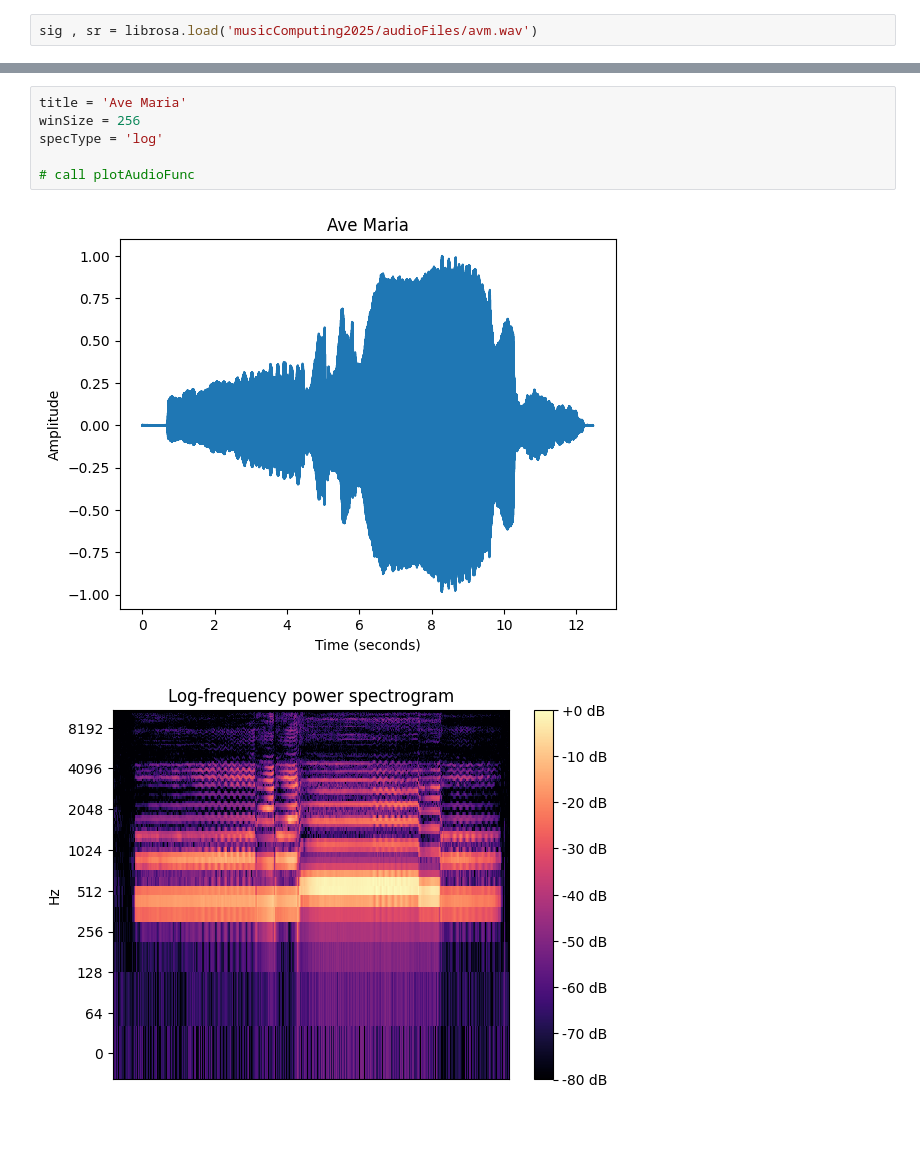
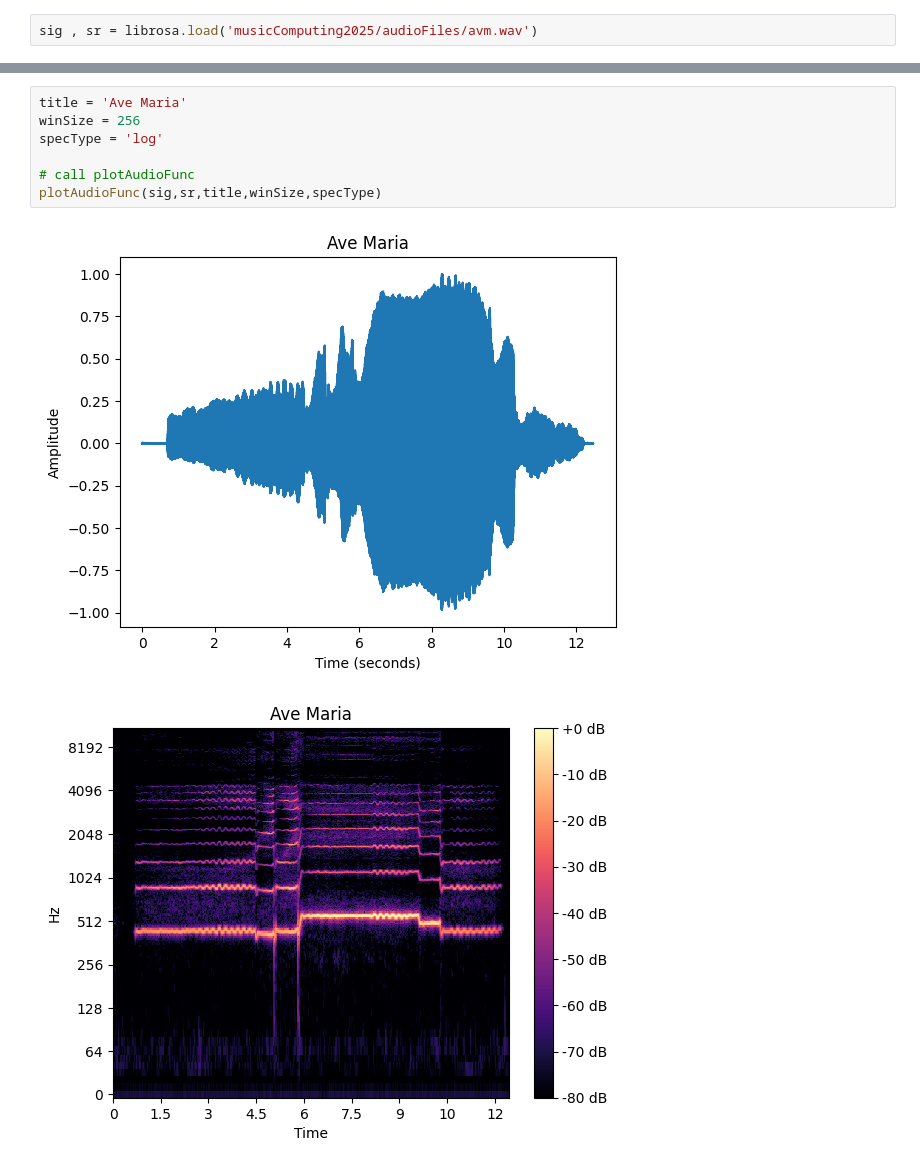
Before and after one commit to ClaudeS549/Music-Computing, a Jupyter notebook: assignments/labAssignment3.ipynb, the cells around one changed output, grey strips where cells are left out. Saved outputs shown, nothing was run; the diff lists cells and outputs as text; blank space fills up the shorter version.

```diff
--- a/assignments/labAssignment3.ipynb
+++ b/assignments/labAssignment3.ipynb
@@ -91,9 +94,10 @@ specType = 'linear'
 # %%
 title = 'Ave Maria'
 winSize = 256
 specType = 'log'
 
 # call plotAudioFunc
+plotAudioFunc(sig,sr,title,winSize,specType)
 # %% [output]
 [figure]
-[figure, old version]
+[figure, new version]
```
Also changed, not shown: parts of 3 cells of this notebook.
